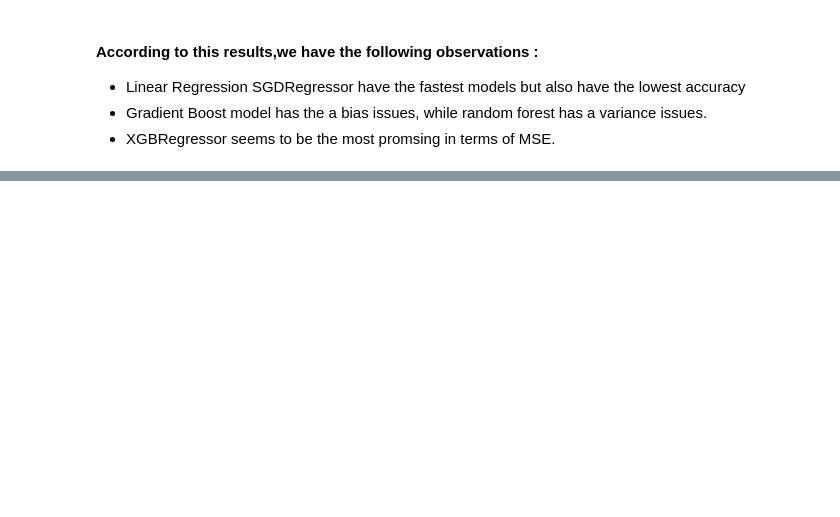
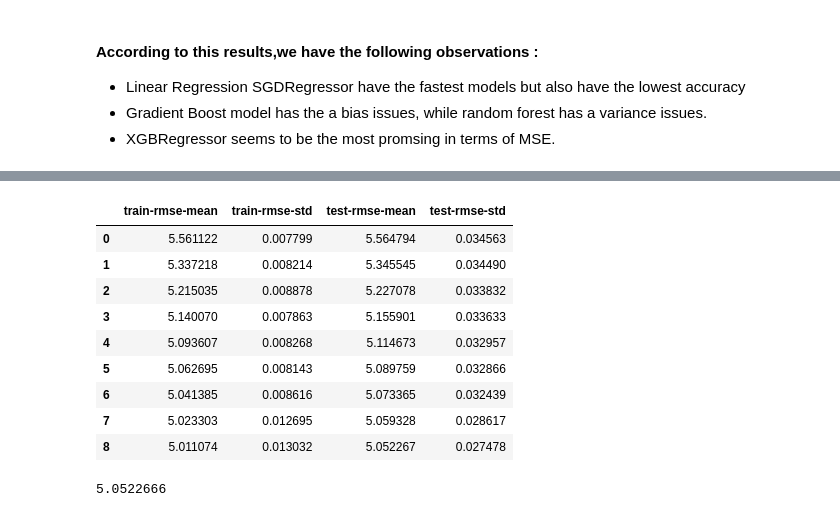
Before and after one commit to dataubc/number_-of_clicks_prediction, a Jupyter notebook: initial_model.ipynb, the cells around one changed output, grey strips where cells are left out. Drawn from its saved outputs; the diff is of its cells as text; code cells hidden in the pictures; blank space fills up the shorter version.

```diff
--- a/initial_model.ipynb
+++ b/initial_model.ipynb
@@ -137,0 +143,26 @@ ______________________________________________________
+# %%
+dtrain = xgboost.DMatrix(X_train, label=y_train)
+dtest = xgboost.DMatrix(X_test, label=y_test)
+# %%
+params = {
+    # Parameters that we are going to tune.
+    'max_depth':6,
+    'min_child_weight': 1,
+    'eta':.3,
+    'subsample': 1,
+    'colsample_bytree': 1,
+    # Other parameters
+    'objective':'reg:linear',
+}
+# %%
+num_boost_round = 9
+# %%
+cv_results = xgboost.cv(
+    params,
+    dtrain,
+    num_boost_round=num_boost_round,
+    seed=42,
+    nfold=5,
+    metrics={'rmse'},
+    early_stopping_rounds=10
+)
@@ -137,0 +175,17 @@ ______________________________________________________
+# %%
+cv_results
+# %% [output]
+|  | train-rmse-mean | train-rmse-std | test-rmse-mean | test-rmse-std |
+| 0 | 5.561122 | 0.007799 | 5.564794 | 0.034563 |
+| 1 | 5.337218 | 0.008214 | 5.345545 | 0.034490 |
+| 2 | 5.215035 | 0.008878 | 5.227078 | 0.033832 |
+| 3 | 5.140070 | 0.007863 | 5.155901 | 0.033633 |
+| 4 | 5.093607 | 0.008268 | 5.114673 | 0.032957 |
+| 5 | 5.062695 | 0.008143 | 5.089759 | 0.032866 |
+| 6 | 5.041385 | 0.008616 | 5.073365 | 0.032439 |
+| 7 | 5.023303 | 0.012695 | 5.059328 | 0.028617 |
+| 8 | 5.011074 | 0.013032 | 5.052267 | 0.027478 |
+# %%
+cv_results['test-rmse-mean'].min()
+# %% [output]
+5.0522666
```
Also changed, not shown: parts of 32 cells of this notebook.
